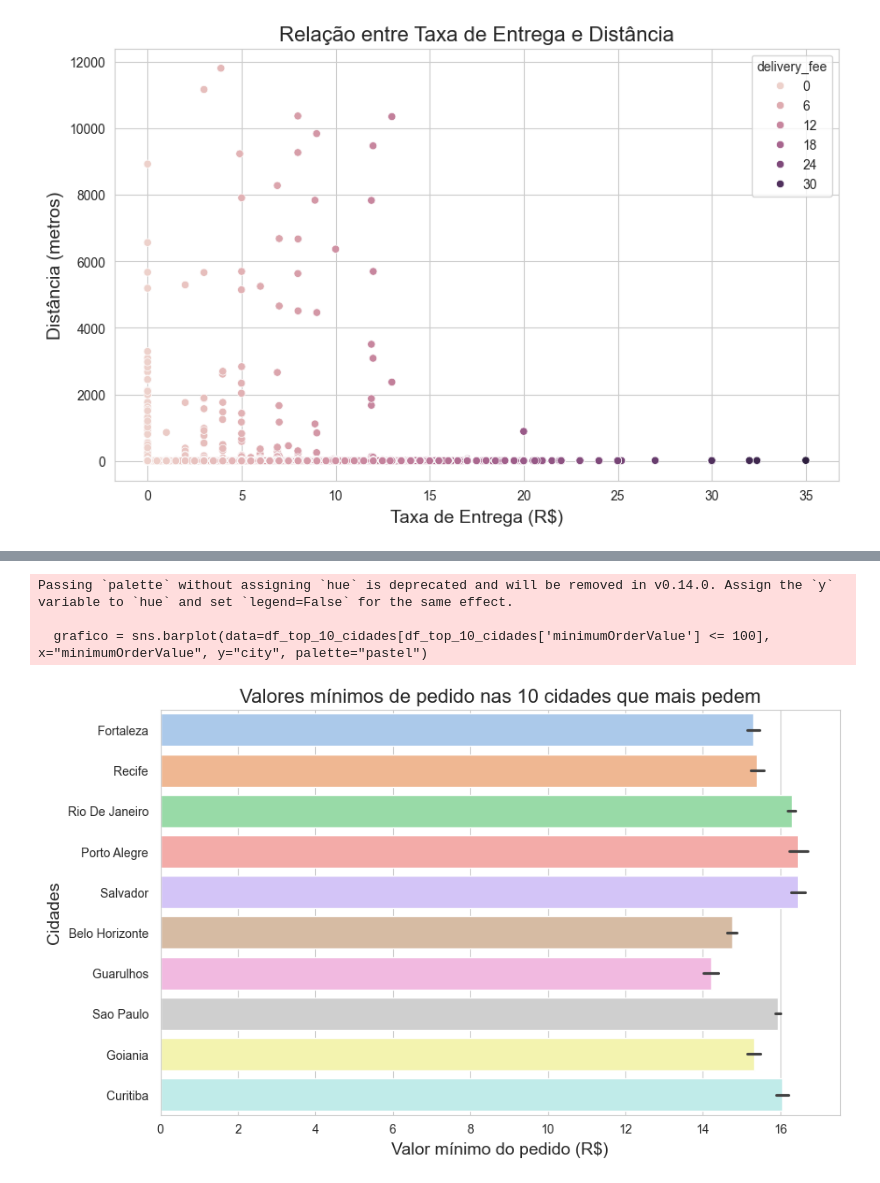
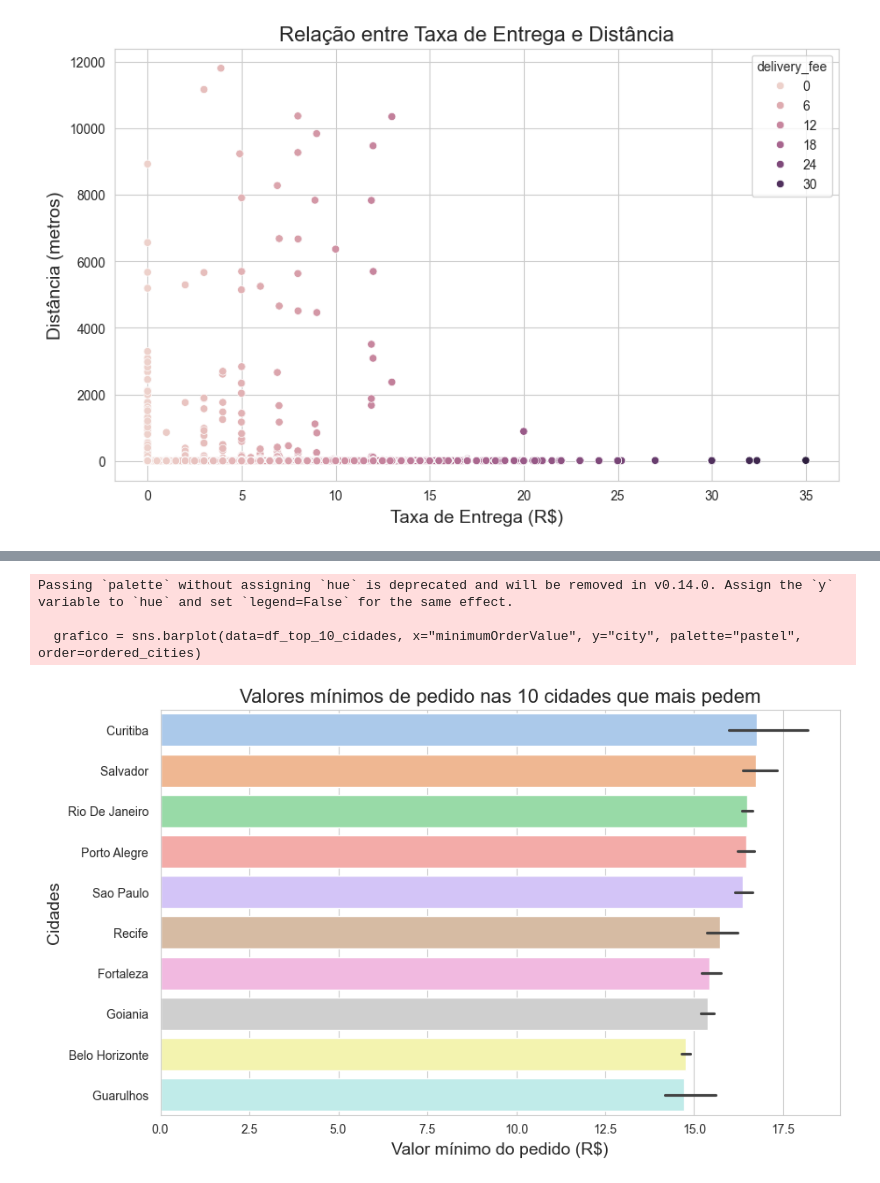
Before and after one commit to JhenyfferOliveira/Projeto-AnaliseDados-Ada, a Jupyter notebook: projeto_final_modulo_4.ipynb, the cells around one changed output, grey strips where cells are left out. Saved outputs shown, nothing was run; the diff lists cells and outputs as text; code cells hidden in the pictures.

```diff
--- a/projeto_final_modulo_4.ipynb
+++ b/projeto_final_modulo_4.ipynb
@@ -249,6 +249,8 @@ with sns.axes_style("whitegrid"):
 # %%
 # Faixa de preço x Avaliação
 
+order = ['CHEAPEST', 'CHEAP', 'MODERATE', 'EXPENSIVE', 'MOST_EXPENSIVE']
+df['price_range'] = pd.Categorical(df['price_range'], categories=order, ordered=True)
 avg_rating_by_price = df.groupby('price_range')['rating'].mean().reset_index()
 
 with sns.axes_style("whitegrid"):
@@ -265,21 +267,23 @@ with sns.axes_style("whitegrid"):
 # %%
 # Top 10 cidades que mais consomem iFood
+
 top_10_cidades = df['city'].value_counts().head(10).index
 df_top_10_cidades = df[df['city'].isin(top_10_cidades)].copy()
+ordered_cities = df_top_10_cidades.groupby('city')['minimumOrderValue'].mean().sort_values(ascending=False).index
 
 with sns.axes_style("whitegrid"):
-    grafico = sns.barplot(data=df_top_10_cidades[df_top_10_cidades['minimumOrderValue'] <= 100], x="minimumOrderValue", y="city", palette="pastel")
+    grafico = sns.barplot(data=df_top_10_cidades, x="minimumOrderValue", y="city", palette="pastel", order=ordered_cities)
     grafico.set_title('Valores mínimos de pedido nas 10 cidades que mais pedem', fontsize=16)
     grafico.set_xlabel('Valor mínimo do pedido (R$)', fontsize=14)
     grafico.set_ylabel('Cidades', fontsize=14)
     grafico.figure.set_size_inches(w=10, h=6)
 
     plt.show()
 # %% [output]
 Passing `palette` without assigning `hue` is deprecated and will be removed in v0.14.0. Assign the `y` variable to `hue` and set `legend=False` for the same effect.
 
-  grafico = sns.barplot(data=df_top_10_cidades[df_top_10_cidades['minimumOrderValue'] <= 100], x="minimumOrderValue", y="city", palette="pastel")
+  grafico = sns.barplot(data=df_top_10_cidades, x="minimumOrderValue", y="city", palette="pastel", order=ordered_cities)
-[figure, old version]
+[figure, new version]
 # %%
 # Preço de entrega por Estado
 
```
Also changed, not shown: parts of 3 cells of this notebook.
